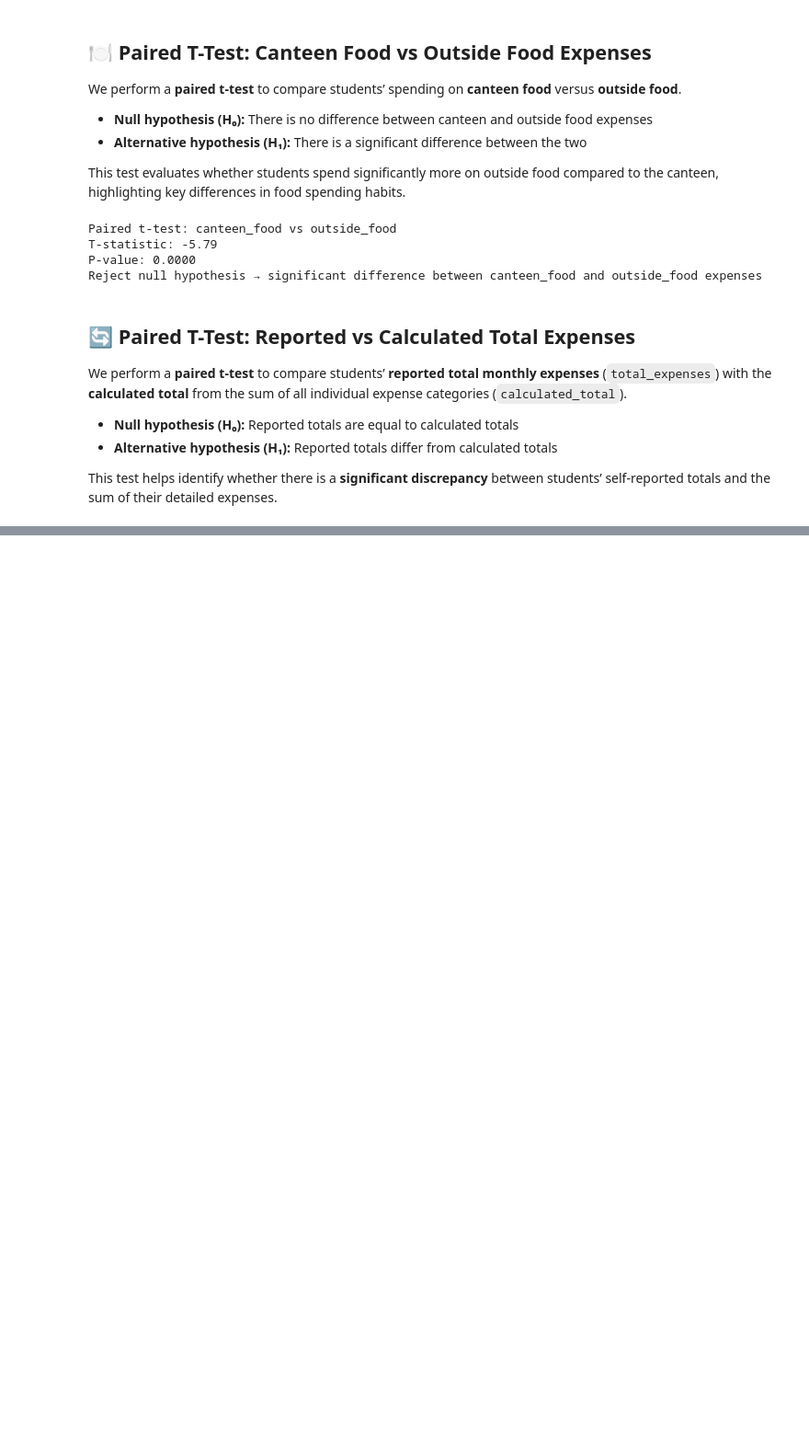
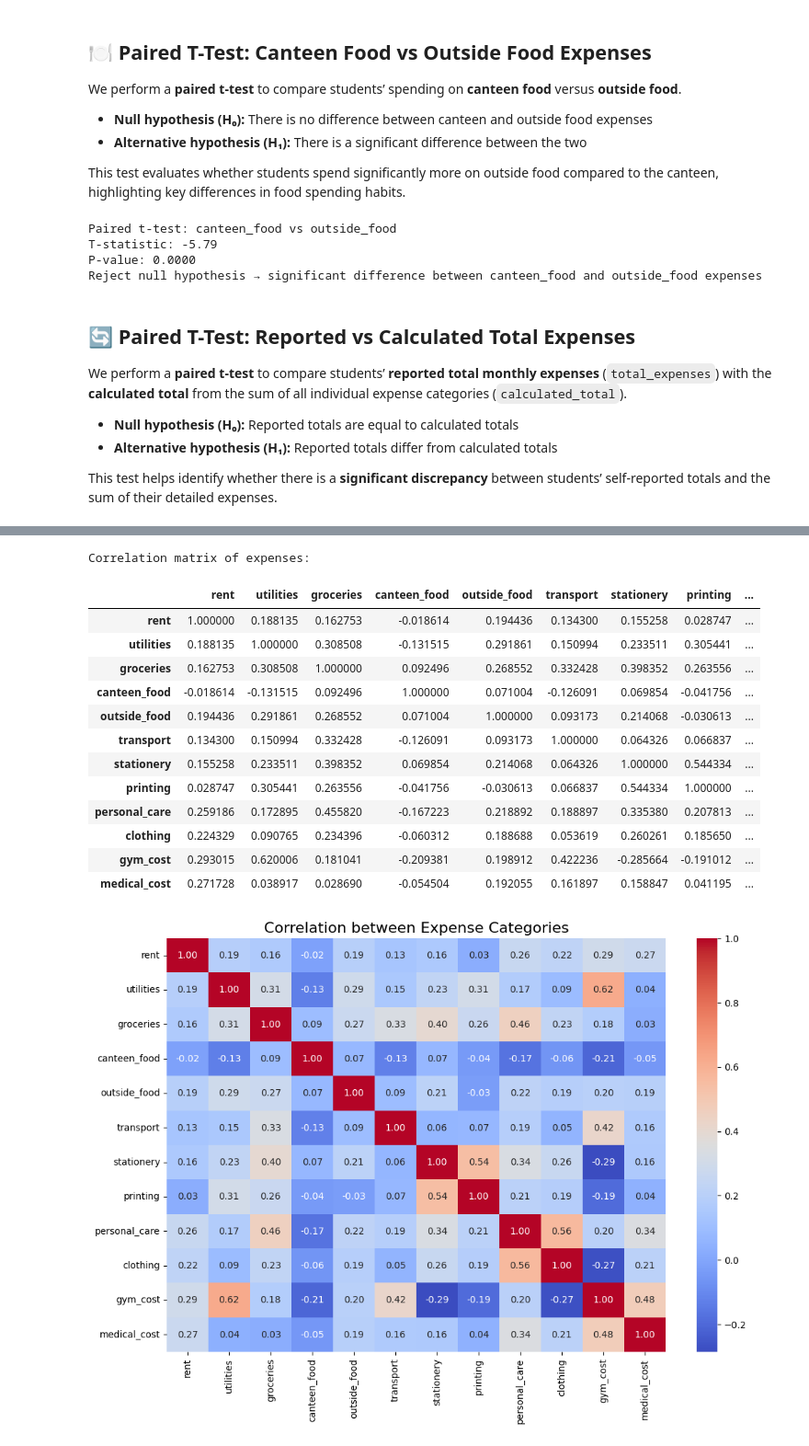
Before and after one commit to ComputerScienceSJP/SDI-PROJECT-group-04, a Jupyter notebook: Code/code.ipynb, the cells around one changed output, grey strips where cells are left out. Shown at 92% size. Saved outputs shown, nothing was run; the diff lists cells and outputs as text; code cells hidden in the pictures; blank space fills up the shorter version.

Commit message:
Add correlation analysis between expense categories

```diff
--- a/Code/code.ipynb
+++ b/Code/code.ipynb
@@ -870,0 +890,35 @@ else:
+# %%
+import seaborn as sns
+import matplotlib.pyplot as plt
+
+# Select numeric expense columns that exist in the dataframe
+expense_cols_existing = [col for col in expense_cols if col in df.columns]
+
+# Compute correlation matrix
+corr_matrix = df[expense_cols_existing].corr()
+
+# Display correlation matrix as a table
+print("Correlation matrix of expenses:")
+display(corr_matrix)
+
+# Optional: Heatmap visualization
+plt.figure(figsize=(12,8))
+sns.heatmap(corr_matrix, annot=True, cmap="coolwarm", fmt=".2f")
+plt.title("Correlation between Expense Categories", fontsize=16)
+plt.show()
+# %% [output]
+Correlation matrix of expenses:
+|  | rent | utilities | groceries | canteen_food | outside_food | transport | stationery | printing | ... |
+| rent | 1.000000 | 0.188135 | 0.162753 | -0.018614 | 0.194436 | 0.134300 | 0.155258 | 0.028747 | ... |
+| utilities | 0.188135 | 1.000000 | 0.308508 | -0.131515 | 0.291861 | 0.150994 | 0.233511 | 0.305441 | ... |
+| groceries | 0.162753 | 0.308508 | 1.000000 | 0.092496 | 0.268552 | 0.332428 | 0.398352 | 0.263556 | ... |
+| canteen_food | -0.018614 | -0.131515 | 0.092496 | 1.000000 | 0.071004 | -0.126091 | 0.069854 | -0.041756 | ... |
+| outside_food | 0.194436 | 0.291861 | 0.268552 | 0.071004 | 1.000000 | 0.093173 | 0.214068 | -0.030613 | ... |
+| transport | 0.134300 | 0.150994 | 0.332428 | -0.126091 | 0.093173 | 1.000000 | 0.064326 | 0.066837 | ... |
+| stationery | 0.155258 | 0.233511 | 0.398352 | 0.069854 | 0.214068 | 0.064326 | 1.000000 | 0.544334 | ... |
+| printing | 0.028747 | 0.305441 | 0.263556 | -0.041756 | -0.030613 | 0.066837 | 0.544334 | 1.000000 | ... |
+| personal_care | 0.259186 | 0.172895 | 0.455820 | -0.167223 | 0.218892 | 0.188897 | 0.335380 | 0.207813 | ... |
+| clothing | 0.224329 | 0.090765 | 0.234396 | -0.060312 | 0.188688 | 0.053619 | 0.260261 | 0.185650 | ... |
+| gym_cost | 0.293015 | 0.620006 | 0.181041 | -0.209381 | 0.198912 | 0.422236 | -0.285664 | -0.191012 | ... |
+| medical_cost | 0.271728 | 0.038917 | 0.028690 | -0.054504 | 0.192055 | 0.161897 | 0.158847 | 0.041195 | ... |
+[figure, added]
```
Also changed, not shown: parts of 3 cells of this notebook.
